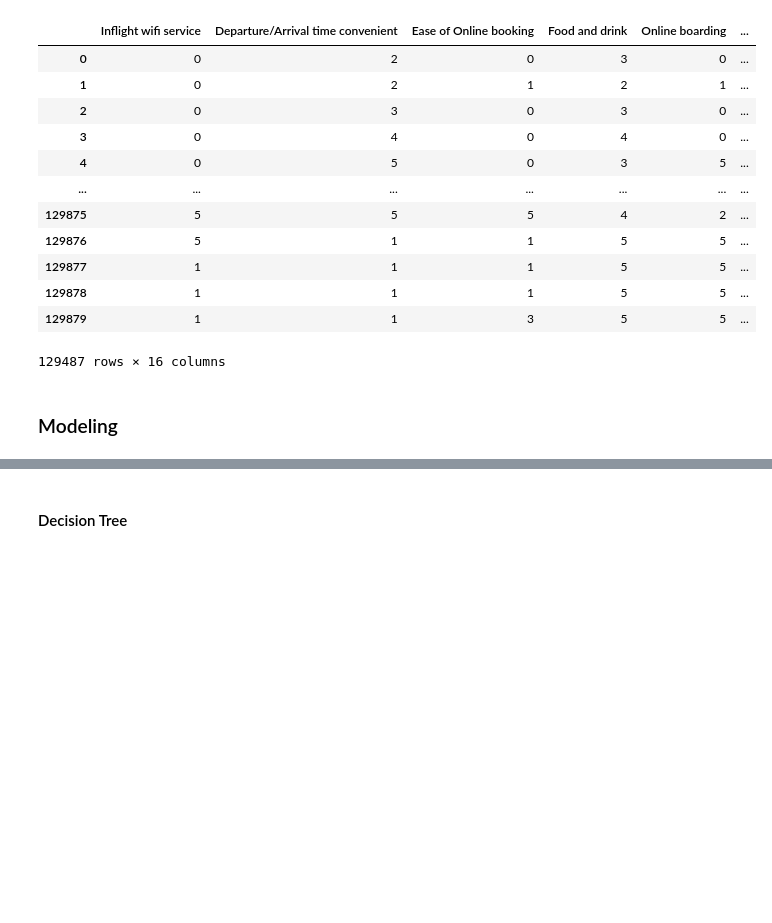
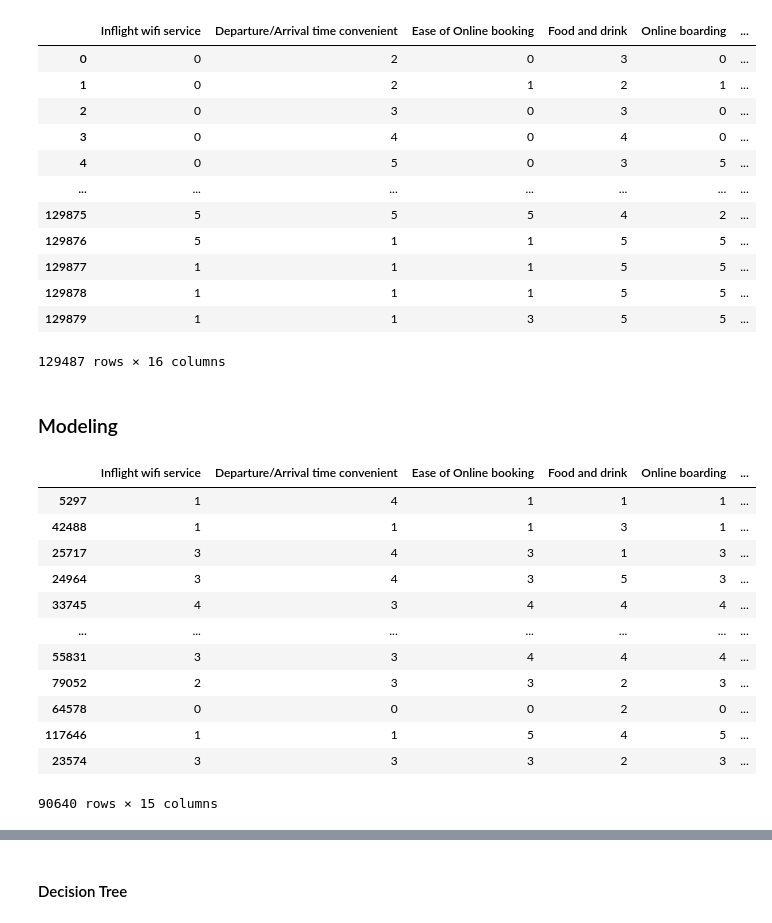
Before and after one commit to isdmg/CS131-8L-PROJECT-PARAGUAY, a Jupyter notebook: CS131-8L PROJECT - PARAGUAY.ipynb, the cells around one changed output, grey strips where cells are left out. Drawn from its saved outputs; the diff is of its cells as text; code cells hidden in the pictures; blank space fills up the shorter version.

```diff
--- a/CS131-8L PROJECT - PARAGUAY.ipynb
+++ b/CS131-8L PROJECT - PARAGUAY.ipynb
@@ -582,0 +586,16 @@ y = df['satisfaction']
+# %%
+X_train
+# %% [output]
+|  | Inflight wifi service | Departure/Arrival time convenient | Ease of Online booking | Food and drink | Online boarding | ... |
+| 5297 | 1 | 4 | 1 | 1 | 1 | ... |
+| 42488 | 1 | 1 | 1 | 3 | 1 | ... |
+| 25717 | 3 | 4 | 3 | 1 | 3 | ... |
+| 24964 | 3 | 4 | 3 | 5 | 3 | ... |
+| 33745 | 4 | 3 | 4 | 4 | 4 | ... |
+| ... | ... | ... | ... | ... | ... | ... |
+| 55831 | 3 | 3 | 4 | 4 | 4 | ... |
+| 79052 | 2 | 3 | 3 | 2 | 3 | ... |
+| 64578 | 0 | 0 | 0 | 2 | 0 | ... |
+| 117646 | 1 | 1 | 5 | 4 | 5 | ... |
+| 23574 | 3 | 3 | 3 | 2 | 3 | ... |
+90640 rows × 15 columns
```
Also changed, not shown: parts of 28 cells of this notebook.
